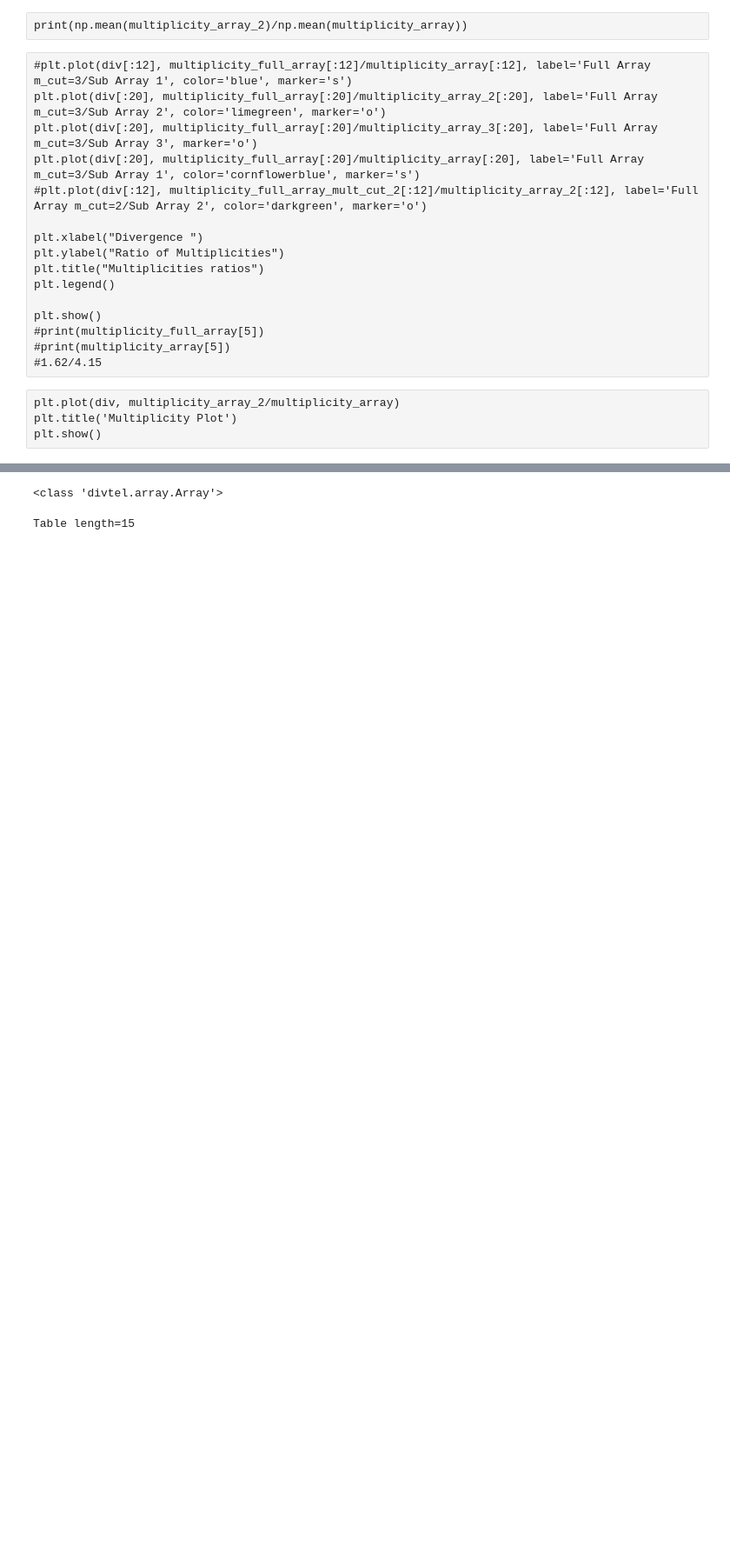
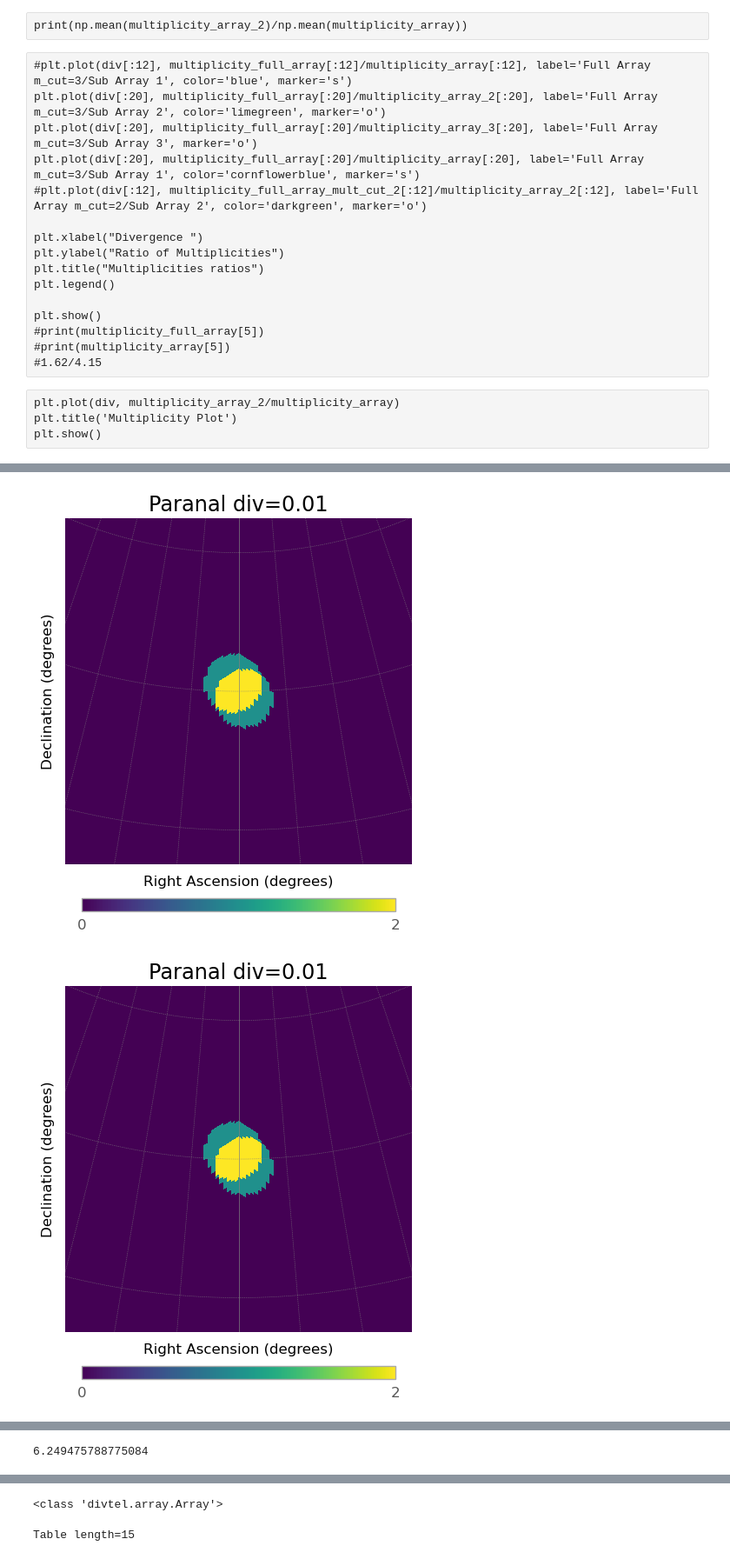
Before and after one commit to SamantaMorales/divtel, a Jupyter notebook: SSTs.ipynb, the cells around one changed output, grey strips where cells are left out. Shown at 87% size. Saved outputs shown, nothing was run; the diff lists cells and outputs as text; code cells hidden in the pictures; blank space fills up the shorter version.

```diff
--- a/SSTs.ipynb
+++ b/SSTs.ipynb
@@ -845,0 +967,11 @@ plt.show()
+# %%
+#array_SST.divergent_pointing(div=0.01, az=0, alt=70)
+#array_SST.multiplicity_plot()
+array_division_1.divergent_pointing(div=0.01, az=0, alt=70)
+array_division_1.multiplicity_plot()
+array_division_2.divergent_pointing(div=0.01, az=0, alt=70)
+array_division_2.multiplicity_plot()
+array_division_1.multiplicity_plot_2_div(array_division_2)
+# %% [output]
+[figure, added]
+[figure, added]
@@ -845,0 +995 @@ plt.show()
+6.249475788775084
```
Also changed, not shown: parts of 25 cells of this notebook, 7 other files.
